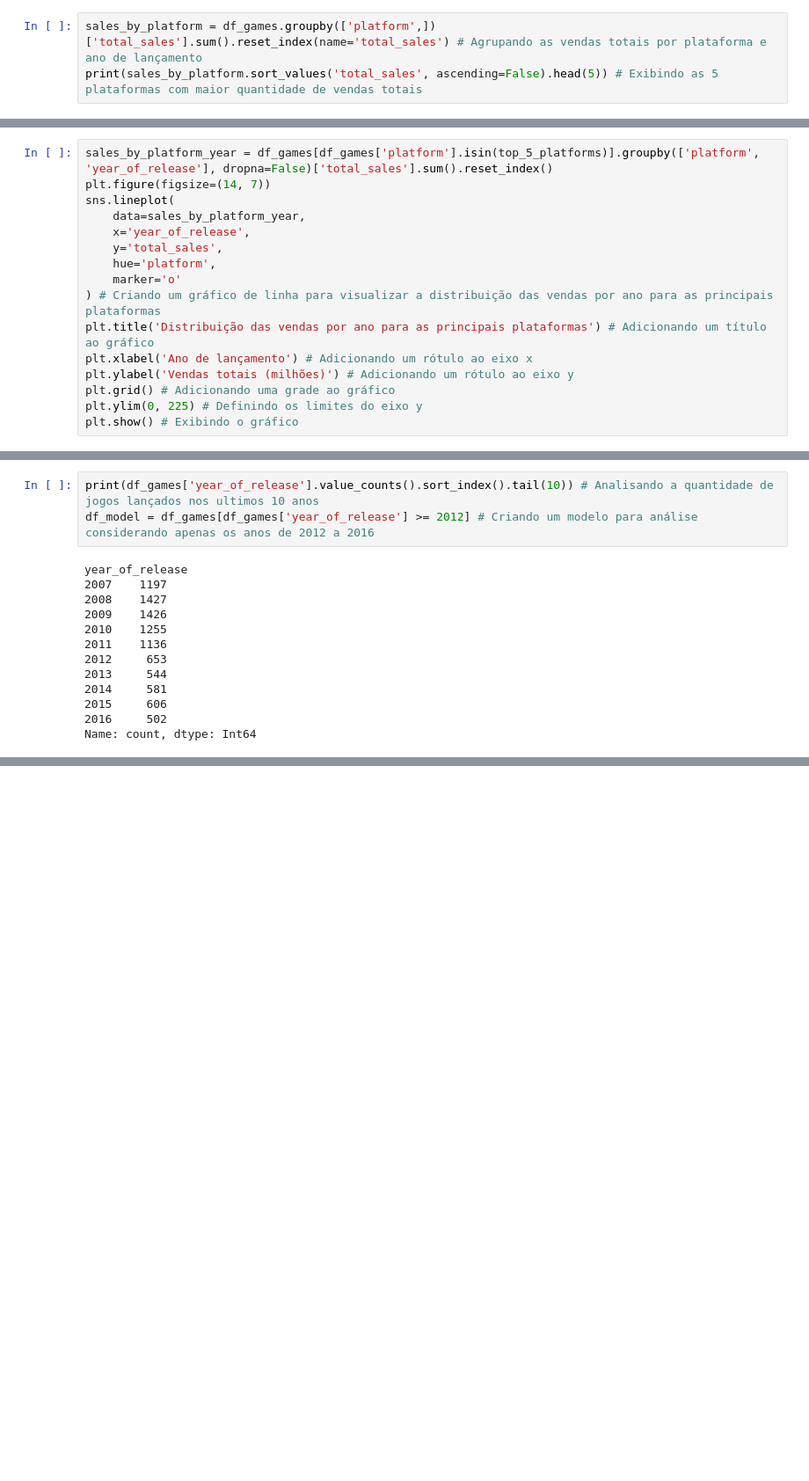
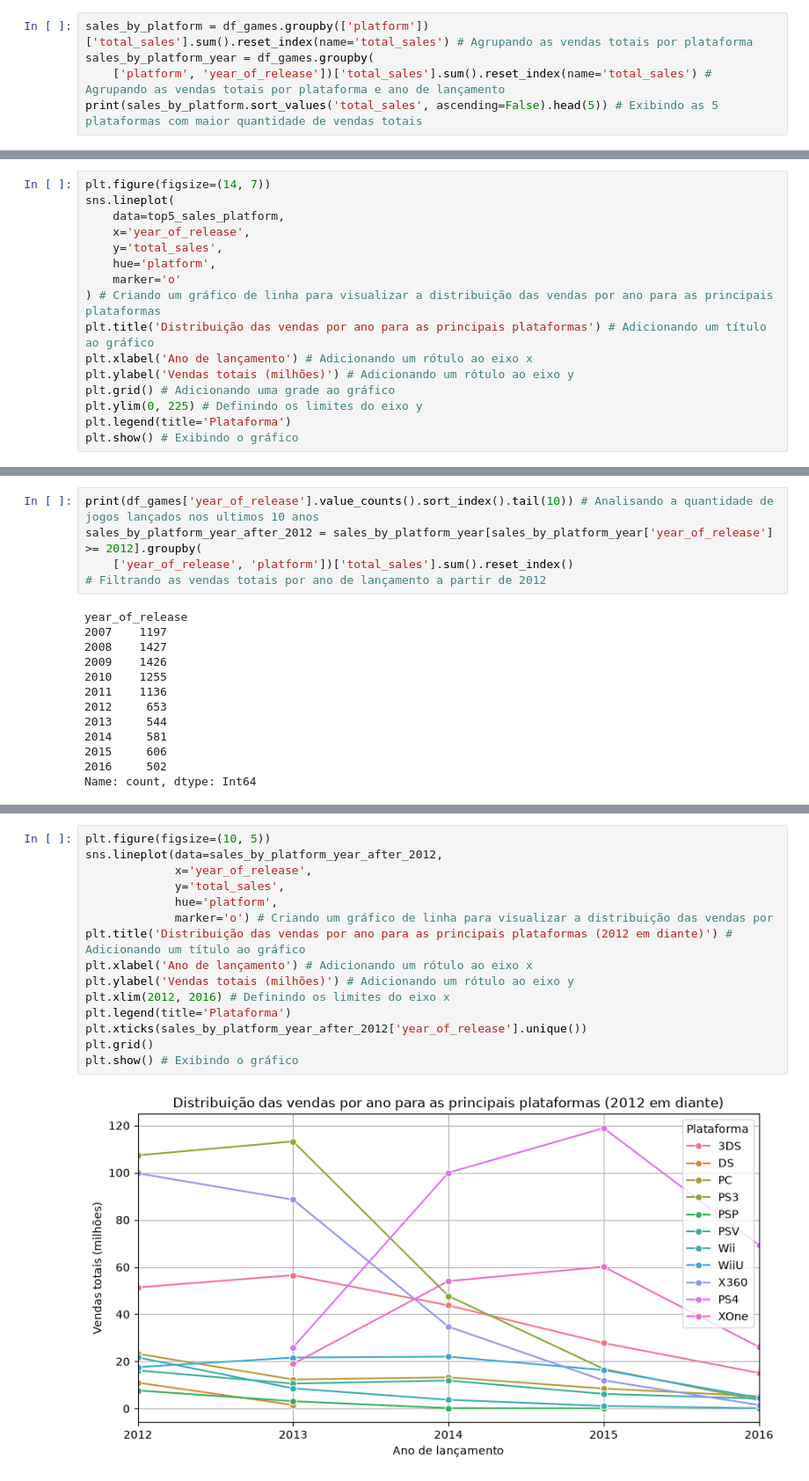
Before and after one commit to vitorcalelo/data-analysis-coursework, a Jupyter notebook: sprint-06-integrated-project-1/integrated-project-1.ipynb, the cells around one changed output, grey strips where cells are left out. Shown at 88% size. Saved outputs shown, nothing was run; the diff lists cells and outputs as text; blank space fills up the shorter version.

```diff
--- a/sprint-06-integrated-project-1/integrated-project-1.ipynb
+++ b/sprint-06-integrated-project-1/integrated-project-1.ipynb
@@ -117,7 +117,9 @@ print(count_games_by_year.sample(15, random_state=42).sort_index()) # Exibindo u
 # %% [markdown]
 Com uma amostra da quantidade de jogos lançados por ano, pode-se confirmar que há uma diferença consideravelmente grande na quantidade lançada do século XX para o XXI
 # %%
-sales_by_platform = df_games.groupby(['platform',])['total_sales'].sum().reset_index(name='total_sales') # Agrupando as vendas totais por plataforma e ano de lançamento
+sales_by_platform = df_games.groupby(['platform'])['total_sales'].sum().reset_index(name='total_sales') # Agrupando as vendas totais por plataforma
+sales_by_platform_year = df_games.groupby(
+    ['platform', 'year_of_release'])['total_sales'].sum().reset_index(name='total_sales') # Agrupando as vendas totais por plataforma e ano de lançamento
 print(sales_by_platform.sort_values('total_sales', ascending=False).head(5)) # Exibindo as 5 plataformas com maior quantidade de vendas totais
 # %% [output]
    platform  total_sales
@@ -135,10 +138,9 @@ top5_sales_platform = (df_games[df_games['platform'].isin(top_5_platforms)].grou
 # %% [markdown]
 ## Criando um grafico de distribuição
 # %%
-sales_by_platform_year = df_games[df_games['platform'].isin(top_5_platforms)].groupby(['platform', 'year_of_release'], dropna=False)['total_sales'].sum().reset_index()
 plt.figure(figsize=(14, 7))
 sns.lineplot(
-    data=sales_by_platform_year,
+    data=top5_sales_platform,
     x='year_of_release',
     y='total_sales',
     hue='platform',
@@ -149,6 +151,7 @@ plt.xlabel('Ano de lançamento') # Adicionando um rótulo ao eixo x
 plt.ylabel('Vendas totais (milhões)') # Adicionando um rótulo ao eixo y
 plt.grid() # Adicionando uma grade ao gráfico
 plt.ylim(0, 225) # Definindo os limites do eixo y
+plt.legend(title='Plataforma')
 plt.show() # Exibindo o gráfico
 # %% [output]
 [figure]
@@ -218,7 +221,9 @@ Essa análise indica que as plataformas de nova geração tiveram vendas signifi
 A plataformas mais antigas se mantiveram no topo por 6 anos e após 2010 já demostraram quedas significativas, após 3 anos ja tivemos a inserção de novas plataformas que logo substiruiram a geração anterior
 # %%
 print(df_games['year_of_release'].value_counts().sort_index().tail(10)) # Analisando a quantidade de jogos lançados nos ultimos 10 anos
-df_model = df_games[df_games['year_of_release'] >= 2012] # Criando um modelo para análise considerando apenas os anos de 2012 a 2016
+sales_by_platform_year_after_2012 = sales_by_platform_year[sales_by_platform_year['year_of_release'] >= 2012].groupby(
+    ['year_of_release', 'platform'])['total_sales'].sum().reset_index()
+# Filtrando as vendas totais por ano de lançamento a partir de 2012
 # %% [output]
 year_of_release
 2007    1197
@@ -236,0 +242,17 @@ A partir de 2012, o numero de jogos lançados em relaçao a 2011 é quase a meta
+# %%
+plt.figure(figsize=(10, 5))
+sns.lineplot(data=sales_by_platform_year_after_2012,
+             x='year_of_release',
+             y='total_sales',
+             hue='platform',
+             marker='o') # Criando um gráfico de linha para visualizar a distribuição das vendas por
+plt.title('Distribuição das vendas por ano para as principais plataformas (2012 em diante)') # Adicionando um título ao gráfico
+plt.xlabel('Ano de lançamento') # Adicionando um rótulo ao eixo x
+plt.ylabel('Vendas totais (milhões)') # Adicionando um rótulo ao eixo y
+plt.xlim(2012, 2016) # Definindo os limites do eixo x
+plt.legend(title='Plataforma')
+plt.xticks(sales_by_platform_year_after_2012['year_of_release'].unique())
+plt.grid()
+plt.show() # Exibindo o gráfico
+# %% [output]
+[figure, added]
```
Also changed, not shown: parts of 5 cells of this notebook.
